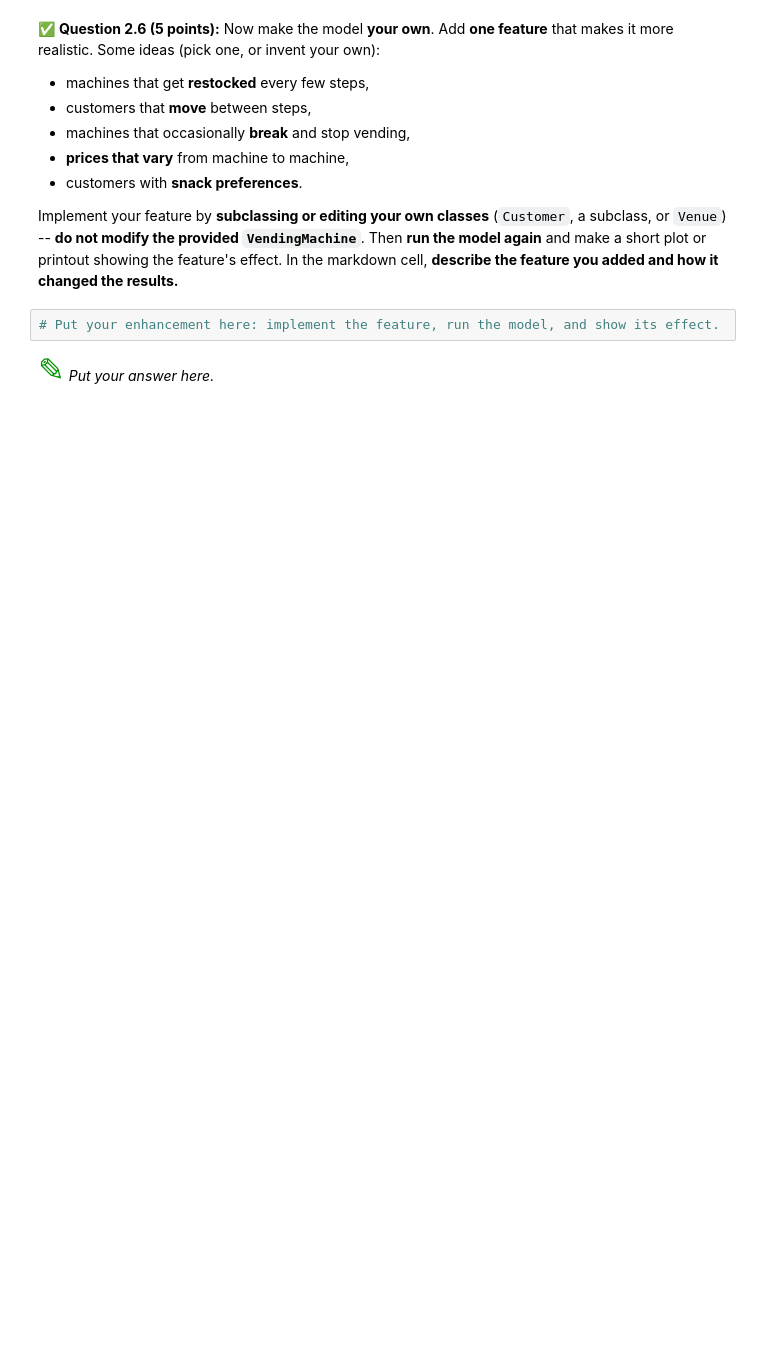
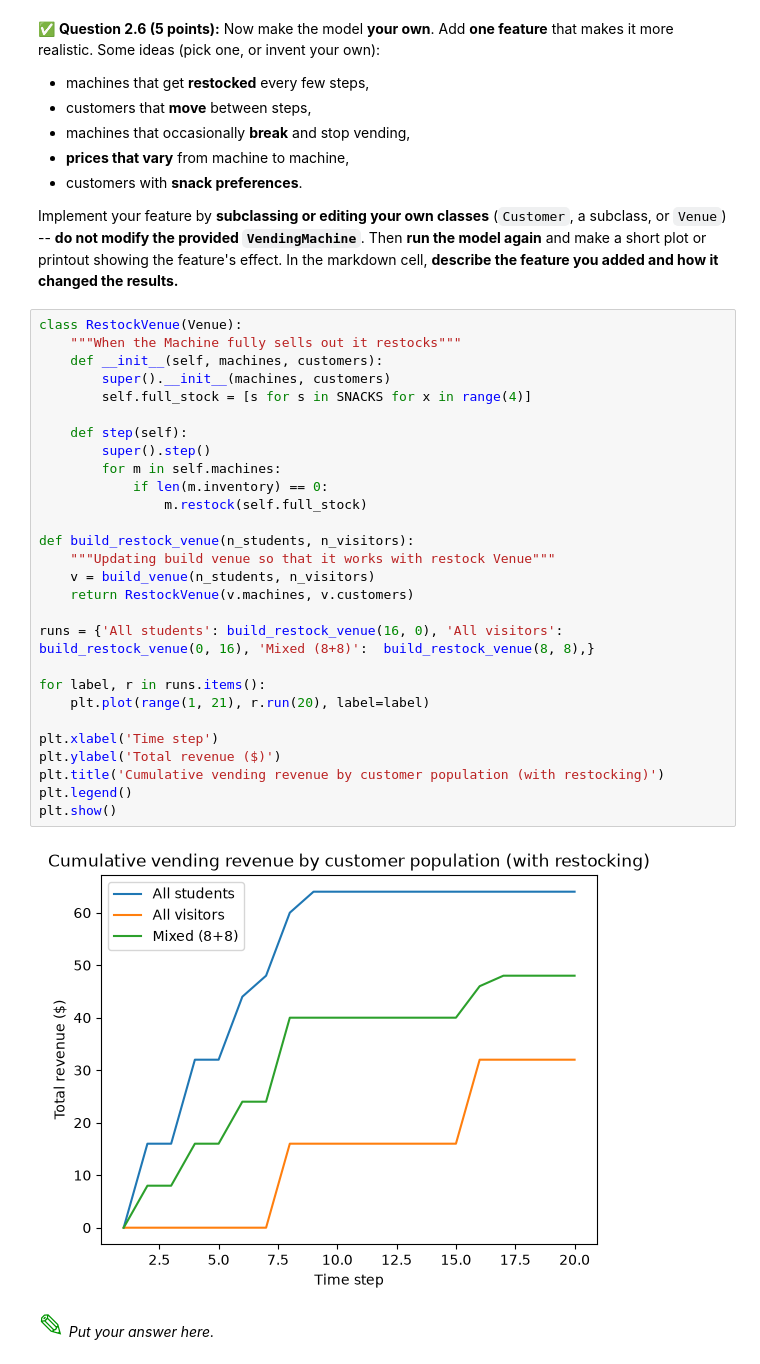
Before and after one commit to benni-ellisgoertler/CMSE202-f26-turnin, a Jupyter notebook: hw-02/HW02-ABMandGraphTheory-STUDENT.ipynb, the cells around one changed output. Drawn from its saved outputs; the diff is of its cells as text; blank space fills up the shorter version.

```diff
--- a/hw-02/HW02-ABMandGraphTheory-STUDENT.ipynb
+++ b/hw-02/HW02-ABMandGraphTheory-STUDENT.ipynb
@@ -376,8 +420,36 @@ Implement your feature by **subclassing or editing your own classes** (`Customer
 `Venue`) -- **do not modify the provided `VendingMachine`**. Then **run the model again** and make a short
 plot or printout showing the feature's effect. In the markdown cell, **describe the feature you added and
 how it changed the results.**
-# %%
-# Put your enhancement here: implement the feature, run the model, and show its effect.
+# %%
+class RestockVenue(Venue):
+    """When the Machine fully sells out it restocks"""
+    def __init__(self, machines, customers):
+        super().__init__(machines, customers)
+        self.full_stock = [s for s in SNACKS for x in range(4)]
+
+    def step(self):
+        super().step()
+        for m in self.machines:
+            if len(m.inventory) == 0:
+                m.restock(self.full_stock)
+
+def build_restock_venue(n_students, n_visitors):
+    """Updating build venue so that it works with restock Venue"""
+    v = build_venue(n_students, n_visitors)
+    return RestockVenue(v.machines, v.customers)
+
+runs = {'All students': build_restock_venue(16, 0), 'All visitors': build_restock_venue(0, 16), 'Mixed (8+8)':  build_restock_venue(8, 8),}
+
+for label, r in runs.items():
+    plt.plot(range(1, 21), r.run(20), label=label)
+
+plt.xlabel('Time step')
+plt.ylabel('Total revenue ($)')
+plt.title('Cumulative vending revenue by customer population (with restocking)')
+plt.legend()
+plt.show()
+# %% [output]
+[figure, added]
 # %% [markdown]
 <font size=6 color="#009600">&#9998;</font> *Put your answer here.*
 # %% [markdown]
```
Also changed, not shown: parts of 14 cells of this notebook.
